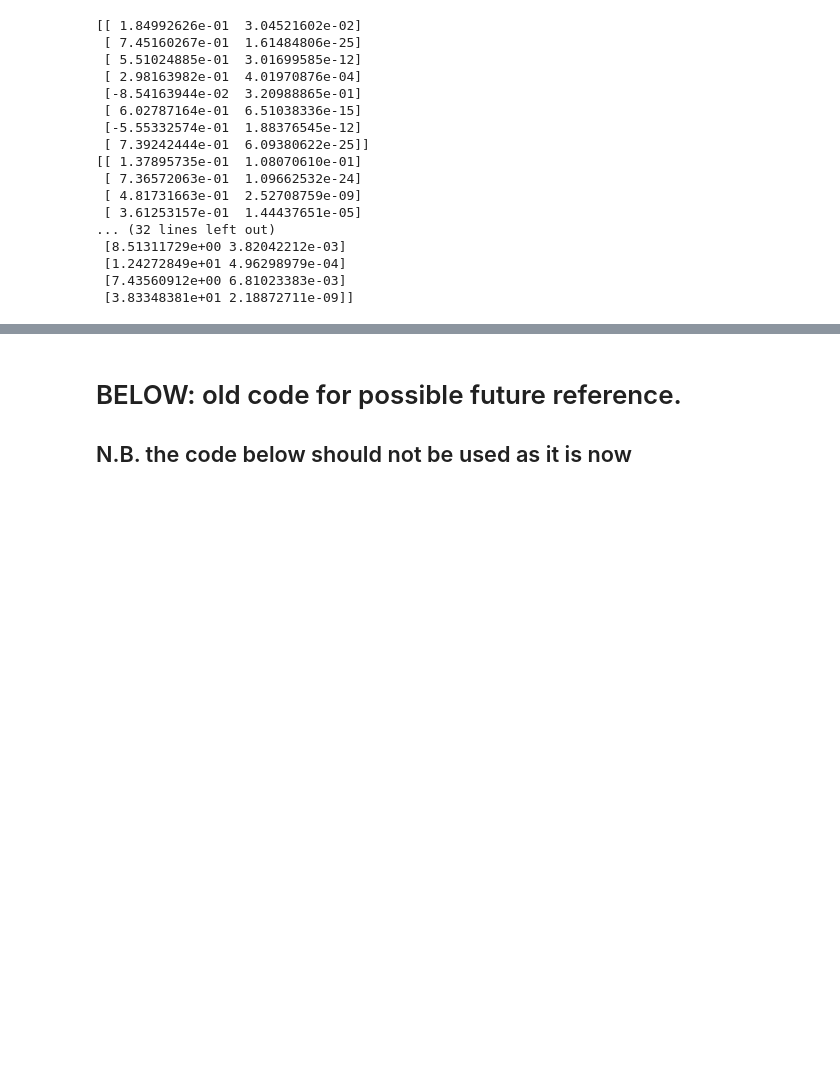
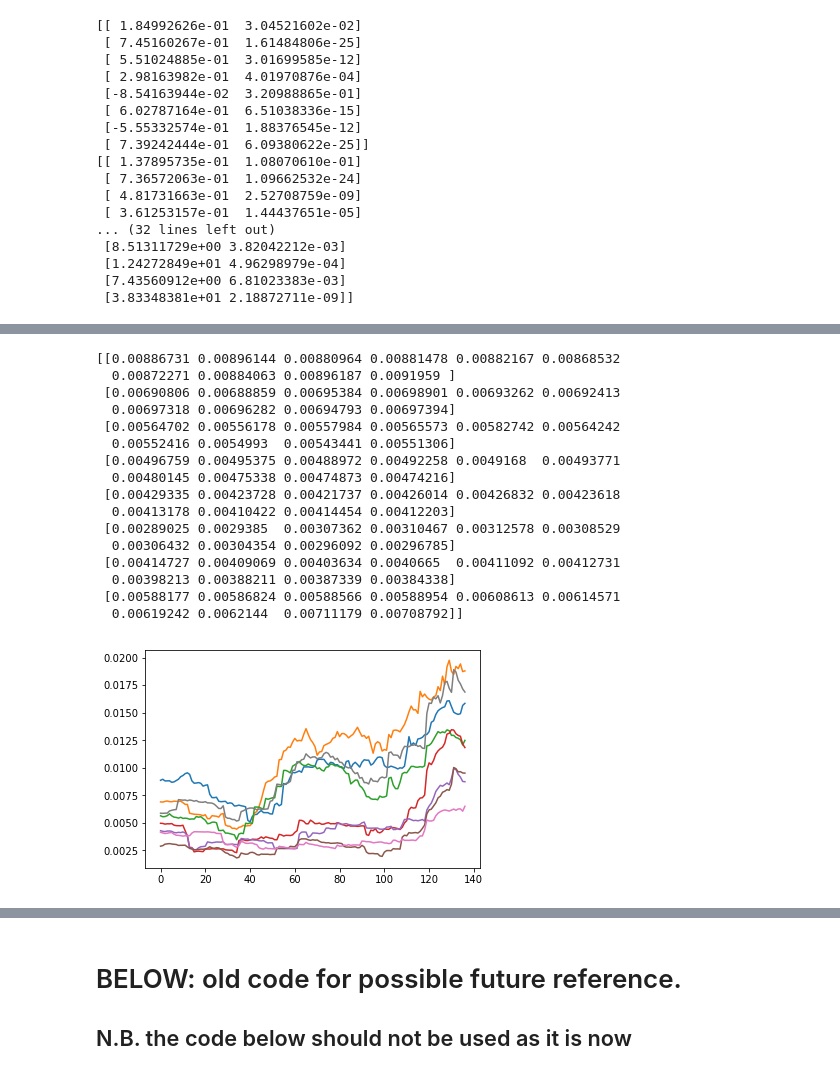
Before and after one commit to jkikstra/climvar, a Jupyter notebook: IlyasPastVariability.ipynb, the cells around one changed output, grey strips where cells are left out. Drawn from its saved outputs; the diff is of its cells as text; code cells hidden in the pictures; blank space fills up the shorter version.

```diff
--- a/IlyasPastVariability.ipynb
+++ b/IlyasPastVariability.ipynb
@@ -163,16 +170,17 @@ for i in regions:
 
 def do_regional_data(data):
     # some parameters to increase readability of the code:
+    numyears = data.shape[0]
     grid_lat = data.shape[1]
     grid_lon = data.shape[2]
 
     # create variable to store processed data:
-    regional_data = np.zeros((numregions, numyears_data)) # for storing weighted mean temperature (per year and per region)
+    regional_data = np.zeros((numregions, numyears)) # for storing weighted mean temperature (per year and per region)
 
     # apply masking weights:
     # N.B. below highly nested loop is very slow. Is there a quicker way using Linear Algebra?
     for c in range(numregions): # run over all regions
-        for year in range(numyears_data): # run over all years
+        for year in range(numyears): # run over all years
             t_sum = 0
             for i in range(grid_lat):
                 for j in range(grid_lon):
@@ -386,0 +504,27 @@ calculate_correlations(regional_std, global_std, regional_clim_data, global_clim
+# %%
+for rgn in range(8):
+    plt.plot(range(137),SDsOfSDs[rgn])
+print(SDsOfSDs[:,0:10])
+
+###
+# conclusion seems to be that there is more of a spread in the recent decades
+#   which indicates a higher spread in the amount of variability
+#   and could therefore indicate a trend in the SD/NormDist of the interannual temperatures.
+# %% [output]
+[[0.00886731 0.00896144 0.00880964 0.00881478 0.00882167 0.00868532
+  0.00872271 0.00884063 0.00896187 0.0091959 ]
+ [0.00690806 0.00688859 0.00695384 0.00698901 0.00693262 0.00692413
+  0.00697318 0.00696282 0.00694793 0.00697394]
+ [0.00564702 0.00556178 0.00557984 0.00565573 0.00582742 0.00564242
+  0.00552416 0.0054993  0.00543441 0.00551306]
+ [0.00496759 0.00495375 0.00488972 0.00492258 0.0049168  0.00493771
+  0.00480145 0.00475338 0.00474873 0.00474216]
+ [0.00429335 0.00423728 0.00421737 0.00426014 0.00426832 0.00423618
+  0.00413178 0.00410422 0.00414454 0.00412203]
+ [0.00289025 0.0029385  0.00307362 0.00310467 0.00312578 0.00308529
+  0.00306432 0.00304354 0.00296092 0.00296785]
+ [0.00414727 0.00409069 0.00403634 0.0040665  0.00411092 0.00412731
+  0.00398213 0.00388211 0.00387339 0.00384338]
+ [0.00588177 0.00586824 0.00588566 0.00588954 0.00608613 0.00614571
+  0.00619242 0.0062144  0.00711179 0.00708792]]
+[figure, added]
```
Also changed, not shown: parts of 7 cells of this notebook.
